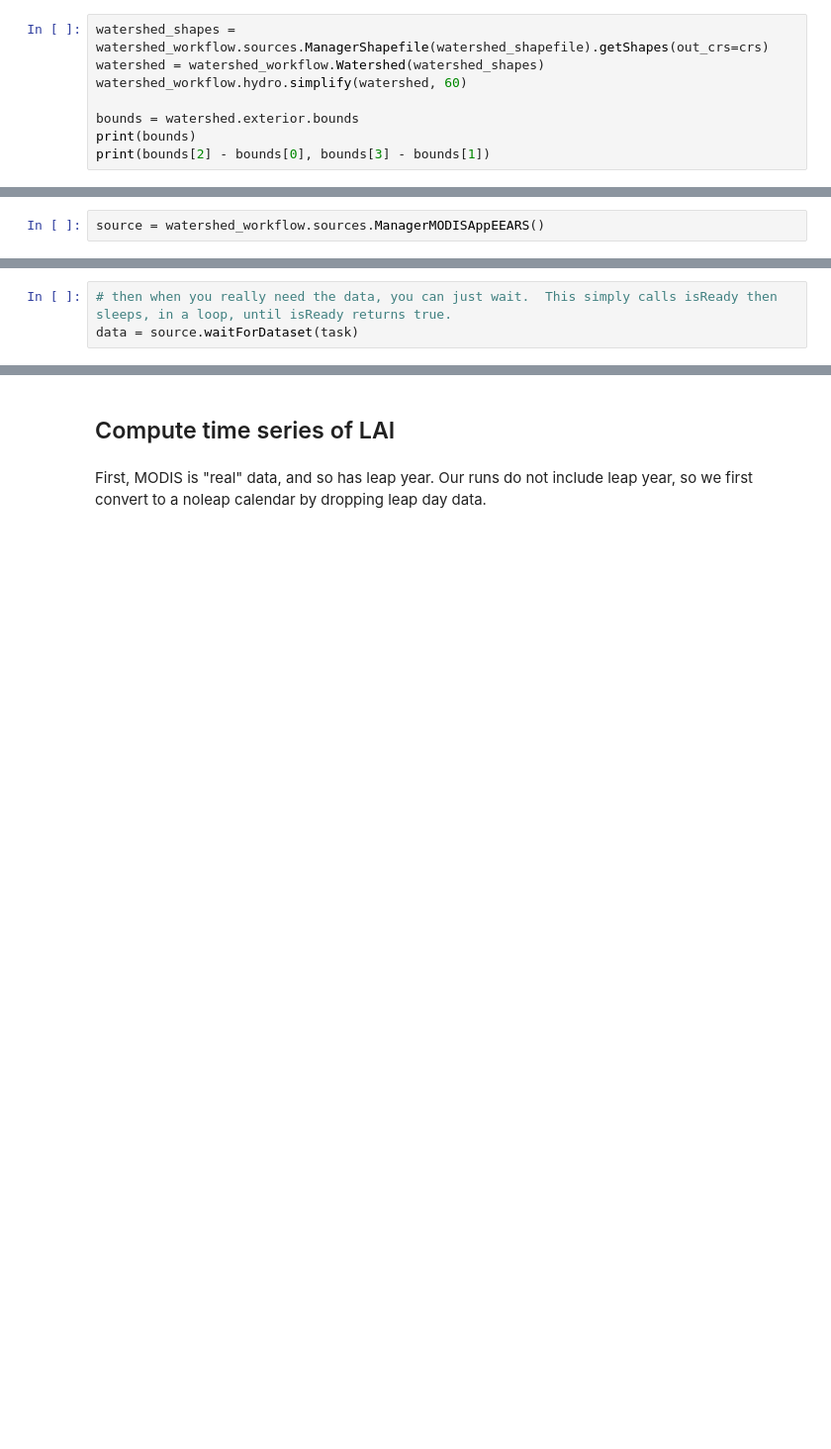
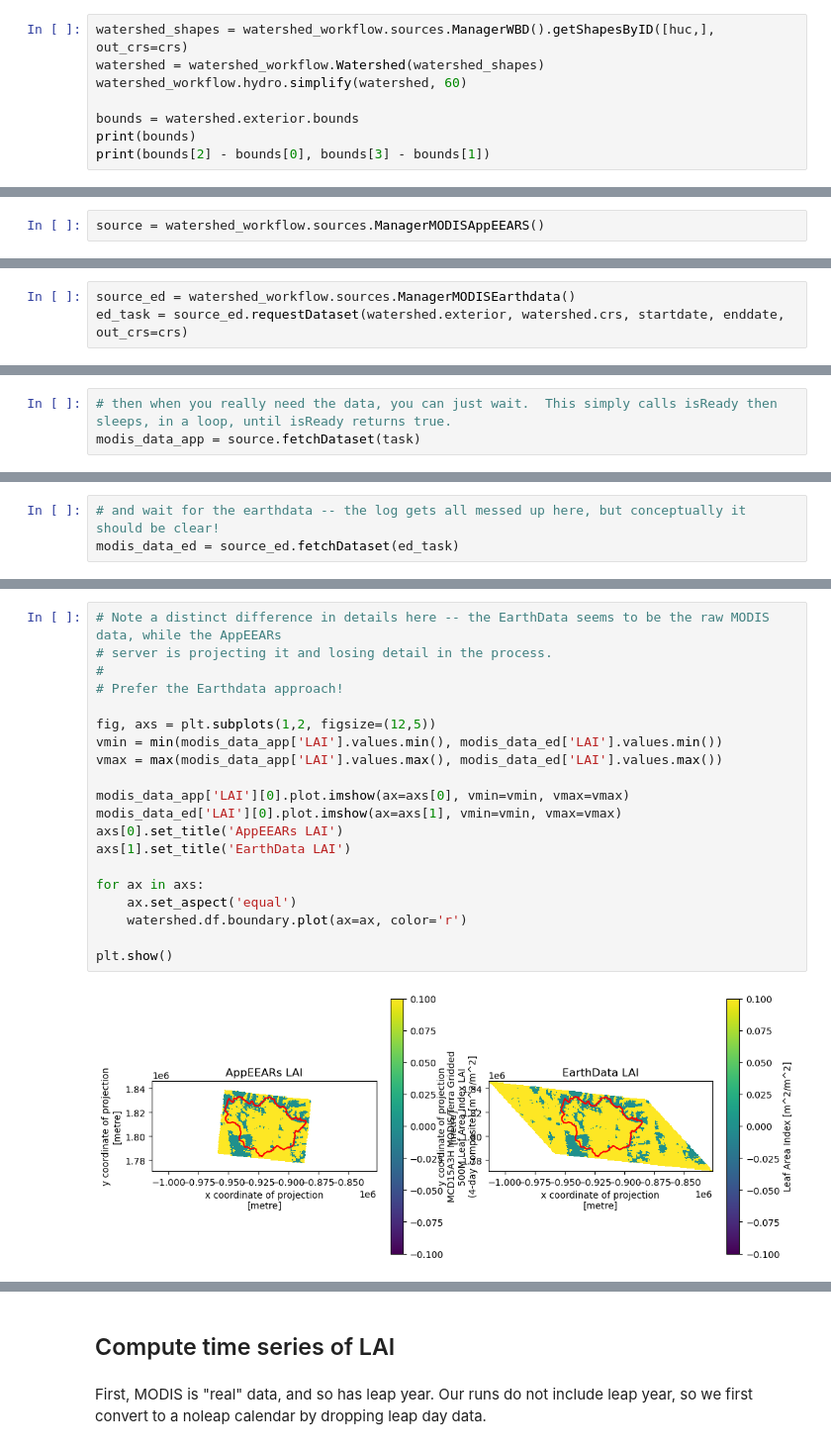
Before and after one commit to environmental-modeling-workflows/watershed-workflow, a Jupyter notebook: examples/get_MODIS_LAI.ipynb, the cells around one changed output, grey strips where cells are left out. Shown at 99% size. Drawn from its saved outputs; the diff is of its cells as text; blank space fills up the shorter version.

Commit message:
comparison of MODIS reveals problems AppEEARs with projections -- this fixes it so both AppEEARs managers give the same results now

```diff
--- a/examples/get_MODIS_LAI.ipynb
+++ b/examples/get_MODIS_LAI.ipynb
@@ -30,5 +35,5 @@ crs = watershed_workflow.crs.default_crs
 # %%
-watershed_shapes = watershed_workflow.sources.ManagerShapefile(watershed_shapefile).getShapes(out_crs=crs)
+watershed_shapes = watershed_workflow.sources.ManagerWBD().getShapesByID([huc,], out_crs=crs)
 watershed = watershed_workflow.Watershed(watershed_shapes)
 watershed_workflow.hydro.simplify(watershed, 60)
 
@@ -91,0 +112,3 @@ if source.isReady(task):
+# %%
+source_ed = watershed_workflow.sources.ManagerMODISEarthdata()
+ed_task = source_ed.requestDataset(watershed.exterior, watershed.crs, startdate, enddate, out_crs=crs)
@@ -92,3 +130,3 @@ if source.isReady(task):
 # %%
 # then when you really need the data, you can just wait.  This simply calls isReady then sleeps, in a loop, until isReady returns true.
-data = source.waitForDataset(task)
+modis_data_app = source.fetchDataset(task)
@@ -104,0 +171,3 @@ modis_data = data
+# %%
+# and wait for the earthdata -- the log gets all messed up here, but conceptually it should be clear!
+modis_data_ed = source_ed.fetchDataset(ed_task)
@@ -104,0 +194,22 @@ modis_data = data
+# %%
+# Note a distinct difference in details here -- the EarthData seems to be the raw MODIS data, while the AppEEARs
+# server is projecting it and losing detail in the process.
+#
+# Prefer the Earthdata approach!
+
+fig, axs = plt.subplots(1,2, figsize=(12,5))
+vmin = min(modis_data_app['LAI'].values.min(), modis_data_ed['LAI'].values.min())
+vmax = max(modis_data_app['LAI'].values.max(), modis_data_ed['LAI'].values.max())
+
+modis_data_app['LAI'][0].plot.imshow(ax=axs[0], vmin=vmin, vmax=vmax)
+modis_data_ed['LAI'][0].plot.imshow(ax=axs[1], vmin=vmin, vmax=vmax)
+axs[0].set_title('AppEEARs LAI')
+axs[1].set_title('EarthData LAI')
+
+for ax in axs:
+    ax.set_aspect('equal')
+    watershed.df.boundary.plot(ax=ax, color='r')
+
+plt.show()
+# %% [output]
+[figure, added]
```
Also changed, not shown: parts of 28 cells of this notebook, 2 other files.
